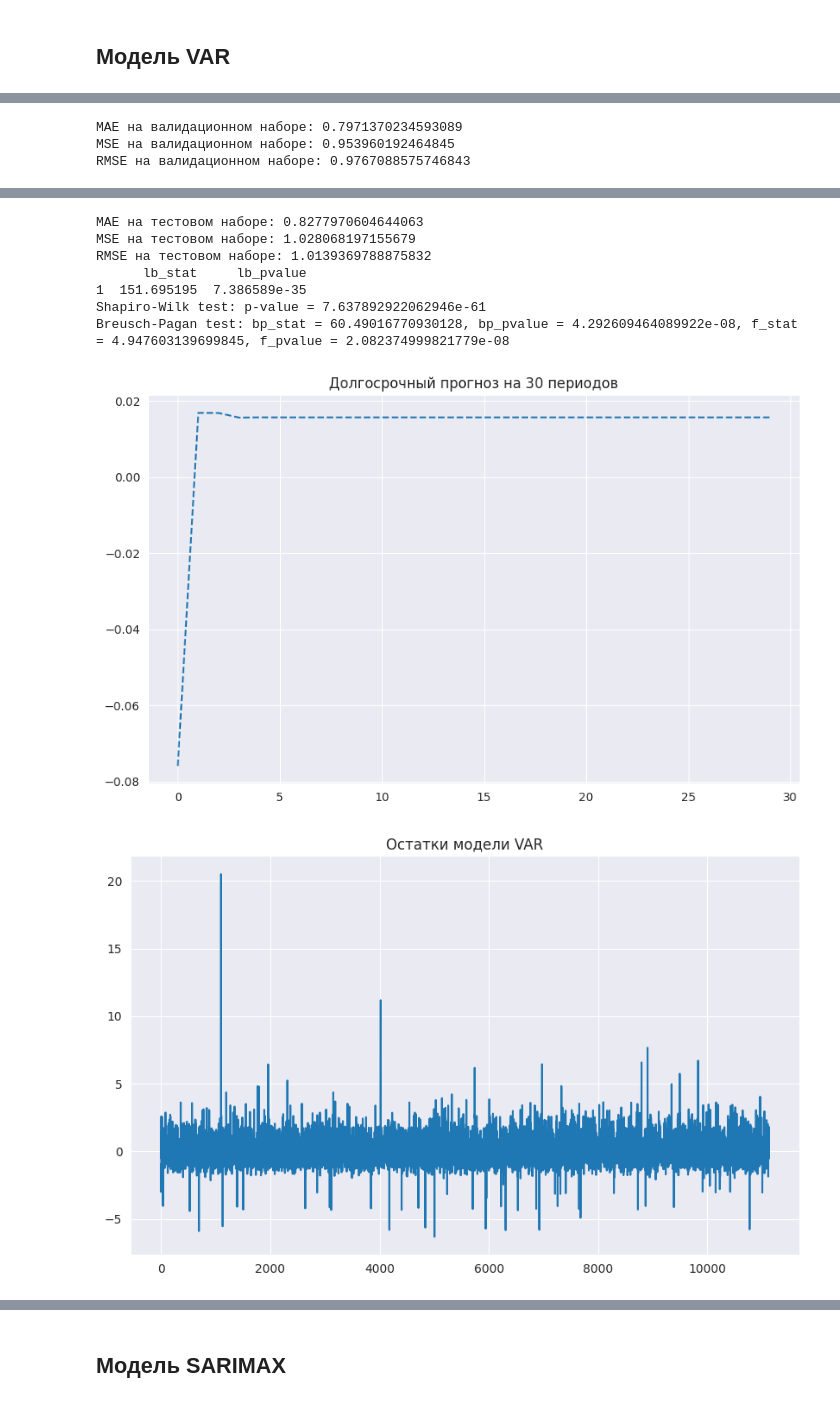
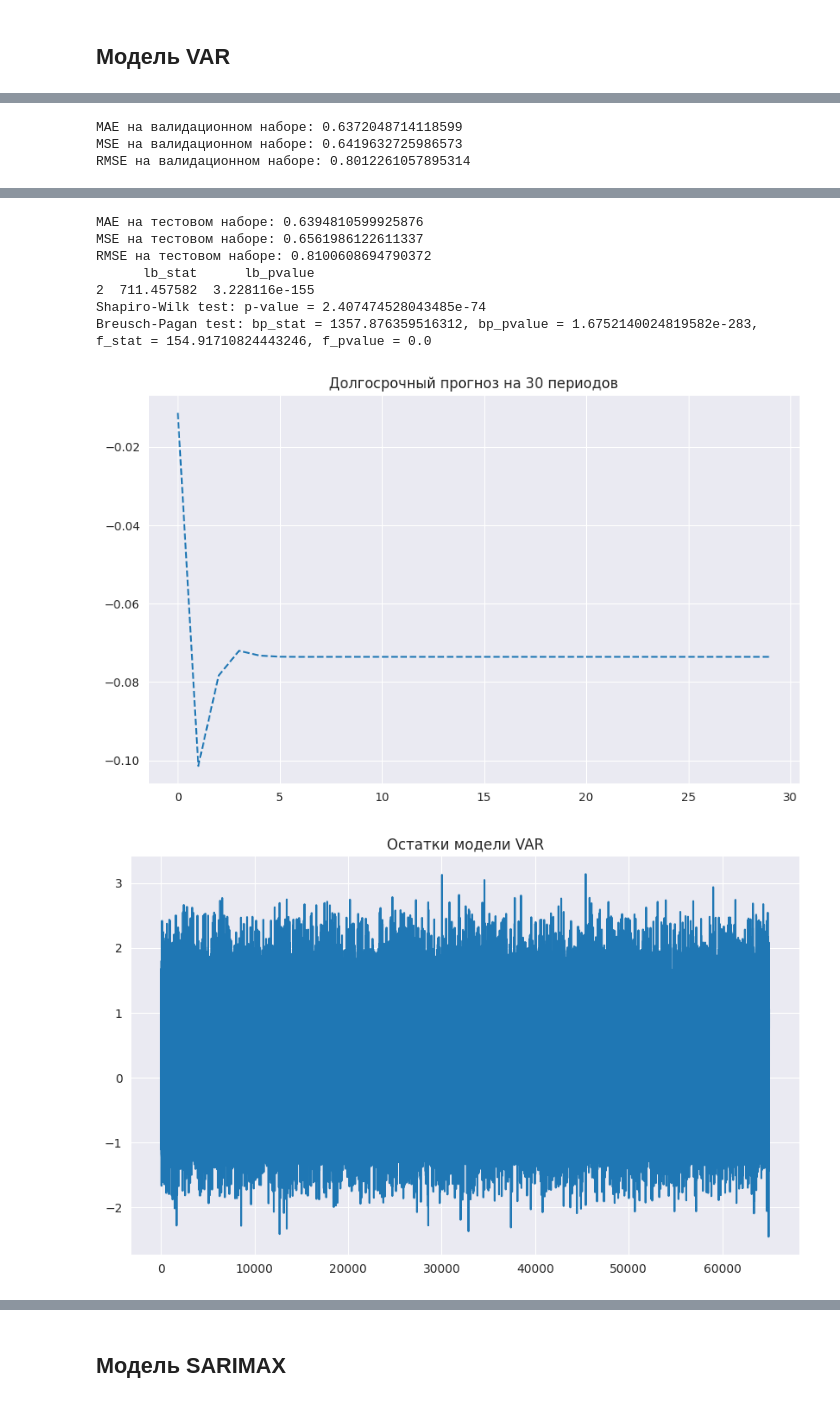
Before and after one commit to CodeHunterOfficial/AI_DataMining, a Jupyter notebook: Прогнозирование_временных_рядов_12_10_2024.ipynb, the cells around one changed output, grey strips where cells are left out. Saved outputs shown, nothing was run; the diff lists cells and outputs as text; code cells hidden in the pictures.

```diff
--- a/Прогнозирование_временных_рядов_12_10_2024.ipynb
+++ b/Прогнозирование_временных_рядов_12_10_2024.ipynb
@@ -1623,7 +1623,7 @@ data['price_lag_2'] = data['price'].shift(2)  # Лаг на 2 шага
 
 # Можно добавить дополнительные лаги, если это необходимо
 data['price_lag_3'] = data['price'].shift(3)  # Лаг на 3 шага
-data['price_lag_4'] = data['price'].shift(4)  # Лаг на 4 шага
+
 
 # Проверка результата
 data.head()
@@ -1656,7 +1656,7 @@ target = 'price'
 features_to_scale = [feature for feature in features if feature not in categorical_features and feature != target and feature != 'year_built']
 
 # Добавляем лаговые признаки к списку для масштабирования
-features_to_scale += ['price_lag_1', 'price_lag_2', 'price_lag_3', 'price_lag_4']
+features_to_scale = data.columns.tolist()  # Получаем список всех имен колонок
 
 # Масштабируем выбранные признаки с помощью StandardScaler
 scaler = StandardScaler()
@@ -1814,3 +1889,18 @@ final_features
+# %%
+import numpy as np
+
+def remove_outliers_iqr(data, features):
+    Q1 = data[features].quantile(0.25)
+    Q3 = data[features].quantile(0.75)
+    IQR = Q3 - Q1
+    lower_bound = Q1 - 1.5 * IQR
+    upper_bound = Q3 + 1.5 * IQR
+    data_no_outliers = data[(data[features] >= lower_bound) & (data[features] <= upper_bound)]
+    return data_no_outliers
+
+# Применение функции к данным
+data_clean = remove_outliers_iqr(data, final_features)
+data_clean = data_clean.dropna()  # Удаляем строки с NaN, если они появились
 # %%
 from sklearn.model_selection import train_test_split
 
@@ -1818,9 +1908,9 @@ from sklearn.model_selection import train_test_split
 final_features = [feature for feature in final_features if feature != target]
 
 # Разделяем данные на признаки (X) и целевую переменную (y)
-X = data[final_features]
+X = data_clean[final_features]
 
-y = data[target]
+y = data_clean[target]
 
 # Сначала разделяем данные на тренировочные и временные выборки
 X_train, X_temp, y_train, y_temp = train_test_split(X, y, test_size=0.2, random_state=42)
@@ -1881,6 +1970,8 @@ for train_index, val_index in tscv.split(X_train):
     y_train_fold, y_val_fold = y_train.iloc[train_index], y_train.iloc[val_index]
 
     train_fold_data = pd.concat([X_train_fold, y_train_fold], axis=1)
+    # Проверка и заполнение пропущенных значений
+    train_fold_data = train_fold_data.fillna(method='ffill')  # Заполнение вперед
 
     # Подбор гиперпараметров: пробуем разное количество лагов
     for lags in range(1, 6):  # Проверяем количество лагов от 1 до 5
@@ -2012,3 +2103,3 @@ Fold результаты: RMSE = 0.9931050152000936 для 5 лагов
-MAE на валидационном наборе: 0.7971370234593089
-MSE на валидационном наборе: 0.953960192464845
-RMSE на валидационном наборе: 0.9767088575746843
+MAE на валидационном наборе: 0.6372048714118599
+MSE на валидационном наборе: 0.6419632725986573
+RMSE на валидационном наборе: 0.8012261057895314
@@ -2016,9 +2107,9 @@ RMSE на валидационном наборе: 0.9767088575746843
-MAE на тестовом наборе: 0.8277970604644063
-MSE на тестовом наборе: 1.028068197155679
-RMSE на тестовом наборе: 1.0139369788875832
-      lb_stat     lb_pvalue
-1  151.695195  7.386589e-35
-Shapiro-Wilk test: p-value = 7.637892922062946e-61
-Breusch-Pagan test: bp_stat = 60.49016770930128, bp_pvalue = 4.292609464089922e-08, f_stat = 4.947603139699845, f_pvalue = 2.082374999821779e-08
+MAE на тестовом наборе: 0.6394810599925876
+MSE на тестовом наборе: 0.6561986122611337
+RMSE на тестовом наборе: 0.8100608694790372
+      lb_stat      lb_pvalue
+2  711.457582  3.228116e-155
+Shapiro-Wilk test: p-value = 2.407474528043485e-74
+Breusch-Pagan test: bp_stat = 1357.876359516312, bp_pvalue = 1.6752140024819582e-283, f_stat = 154.91710824443246, f_pvalue = 0.0
-[figure, old version]
+[figure, new version]
-[figure, old version]
+[figure, new version]
```
Also changed, not shown: parts of 13 cells of this notebook.
